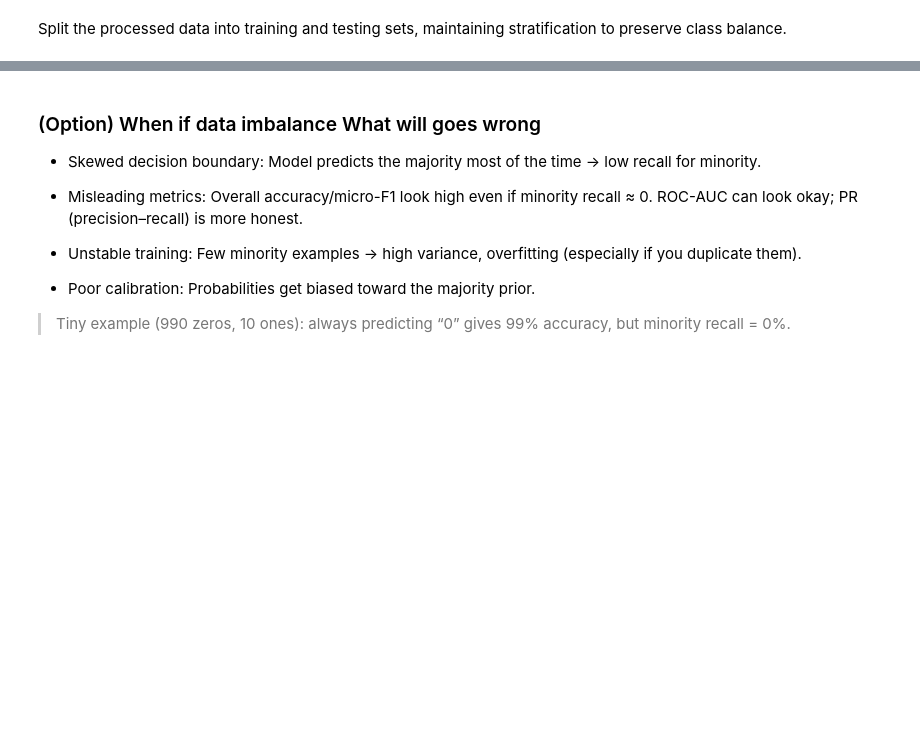
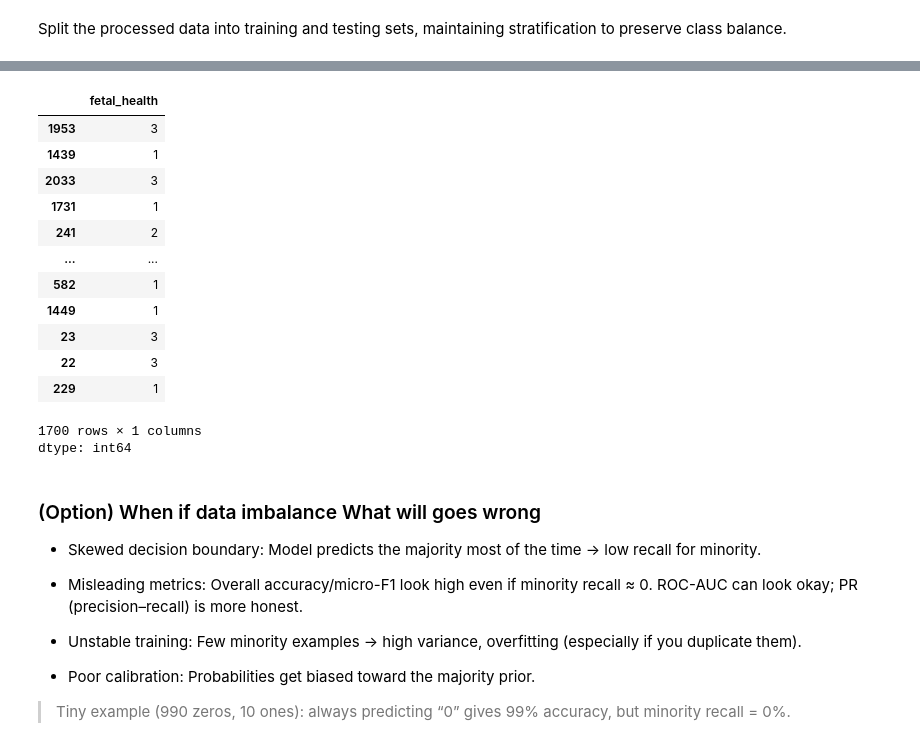
Before and after one commit to LabuBu-Toy/Machine-Learning-68, a Jupyter notebook: ML_Assignment__standard_team.ipynb, the cells around one changed output, grey strips where cells are left out. Drawn from its saved outputs; the diff is of its cells as text; code cells hidden in the pictures; blank space fills up the shorter version.

```diff
--- a/ML_Assignment__standard_team.ipynb
+++ b/ML_Assignment__standard_team.ipynb
@@ -426,3 +436,20 @@ data_train_test = DataSplit(
+# %%
+data_train_test.y_train
+# %% [output]
+|  | fetal_health |
+| 1953 | 3 |
+| 1439 | 1 |
+| 2033 | 3 |
+| 1731 | 1 |
+| 241 | 2 |
+| ... | ... |
+| 582 | 1 |
+| 1449 | 1 |
+| 23 | 3 |
+| 22 | 3 |
+| 229 | 1 |
+1700 rows × 1 columns
+dtype: int64
 # %% [markdown]
 
 ### (Option) When if data imbalance What will goes wrong
```
Also changed, not shown: parts of 22 cells of this notebook.
